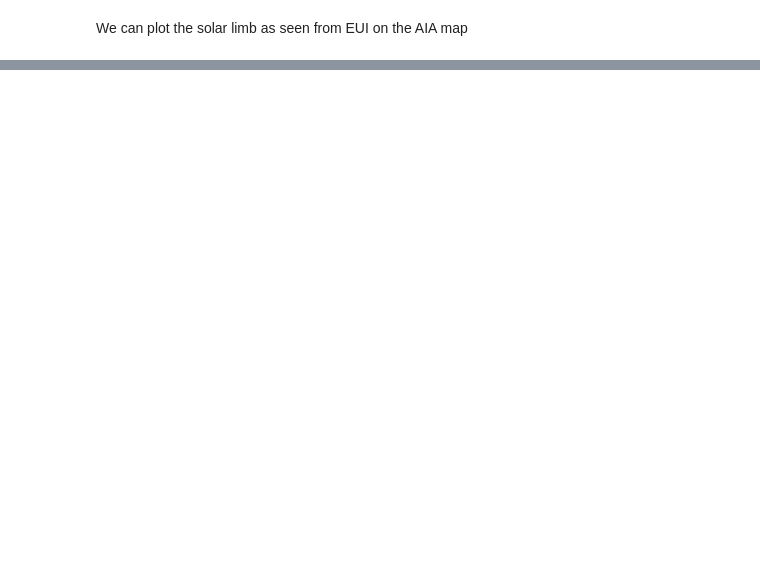
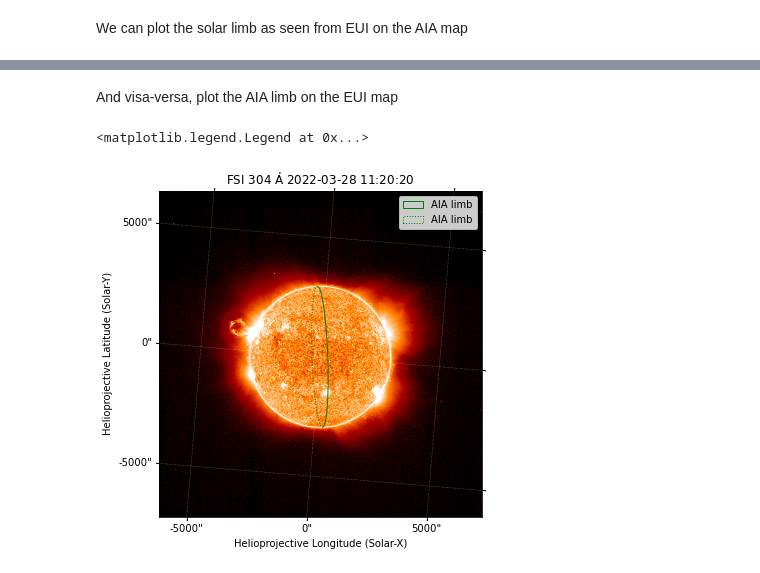
Before and after one commit to hayesla/solarorbiter-summerschool-sunpy, a Jupyter notebook: 3. Coordinates framework.ipynb, the cells around one changed output, grey strips where cells are left out. Drawn from its saved outputs; the diff is of its cells as text; code cells hidden in the pictures; blank space fills up the shorter version.

```diff
--- a/3. Coordinates framework.ipynb
+++ b/3. Coordinates framework.ipynb
@@ -154,8 +218,13 @@ eui_map.draw_limb(axes=ax1, color='blue', label="EUI limb")
+# %% [markdown]
+And visa-versa, plot the AIA limb on the EUI map
 # %%
-fig = plt.figure(figsize=(8, 8))
+fig = plt.figure(figsize=(6, 6))
 
 ax1 = fig.add_subplot(projection=eui_map)
 eui_map.plot(axes=ax1)
 eui_map.draw_limb(axes=ax1, color='white')
-aia_map.draw_limb(axes=ax1, color='blue', label="AIA limb")
+aia_map.draw_limb(axes=ax1, color='green', label="AIA limb")
 plt.legend()
+# %% [output]
+<matplotlib.legend.Legend at 0x...>
+[figure, added]
```
Also changed, not shown: parts of 28 cells of this notebook, 1 other file.
